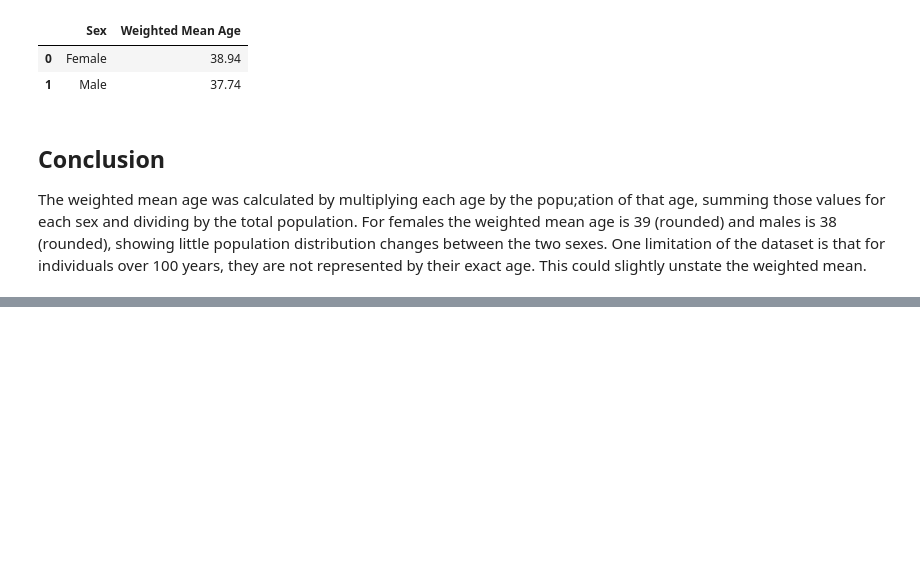
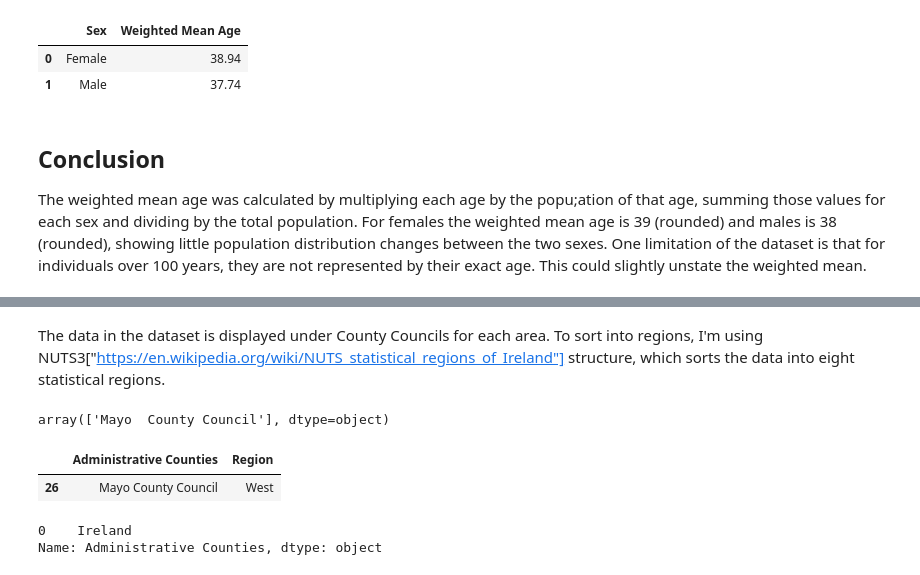
Before and after one commit to leahchristina/pfda, a Jupyter notebook: assignments/assignment04-population.ipynb, the cells around one changed output, grey strips where cells are left out. Cells and saved outputs as stored; diff of their text form; code cells hidden in the pictures; blank space fills up the shorter version.

```diff
--- a/assignments/assignment04-population.ipynb
+++ b/assignments/assignment04-population.ipynb
@@ -233,0 +299,2 @@ One limitation of the dataset is that for individuals over 100 years, they are n
+# %% [markdown]
+The data in the dataset is displayed under County Councils for each area. To sort into regions, I'm using NUTS3["https://en.wikipedia.org/wiki/NUTS_statistical_regions_of_Ireland"] structure, which sorts the data into eight statistical regions.
@@ -233,0 +350,9 @@ One limitation of the dataset is that for individuals over 100 years, they are n
+# %%
+# Creating a copy for a separate regional DataFrame
+
+regional_population = population.copy()
+
+regional_population["Region"] = (
+    regional_population["Administrative Counties"]
+    .map(region_mapping)
+)
@@ -233,0 +372,34 @@ One limitation of the dataset is that for individuals over 100 years, they are n
+# %%
+# Investigating why Mayo is not bucketing per my region mapping
+
+population.loc[
+    population["Administrative Counties"].str.contains(
+        "Mayo",
+        case=False,
+        na=False
+    ),
+    "Administrative Counties"
+].unique()
+# %% [output]
+array(['Mayo  County Council'], dtype=object)
+# %%
+# Re-verifying my mapping
+regional_population.loc[
+    regional_population["Administrative Counties"].str.contains(
+        "Mayo",
+        case=False,
+        na=False
+    ),
+    ["Administrative Counties", "Region"]
+].drop_duplicates()
+# %% [output]
+|  | Administrative Counties | Region |
+| 26 | Mayo County Council | West |
+# %%
+regional_population.loc[
+    regional_population["Region"].isna(),
+    "Administrative Counties"
+].drop_duplicates()
+# %% [output]
+0    Ireland
+Name: Administrative Counties, dtype: object
```
Also changed, not shown: parts of 11 cells of this notebook.
